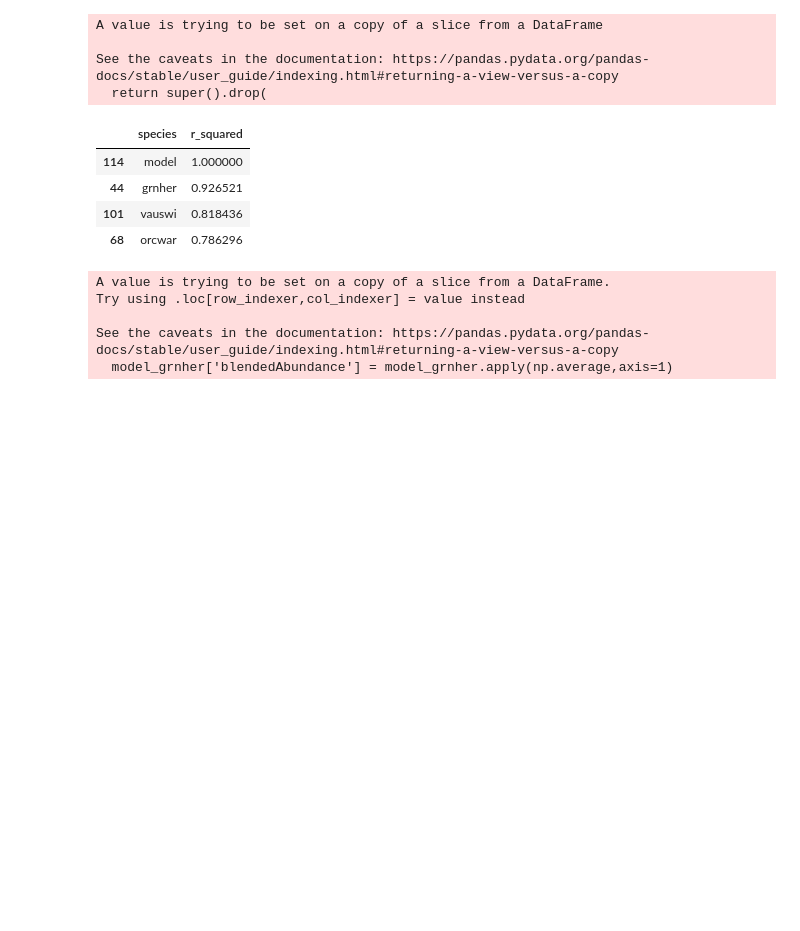
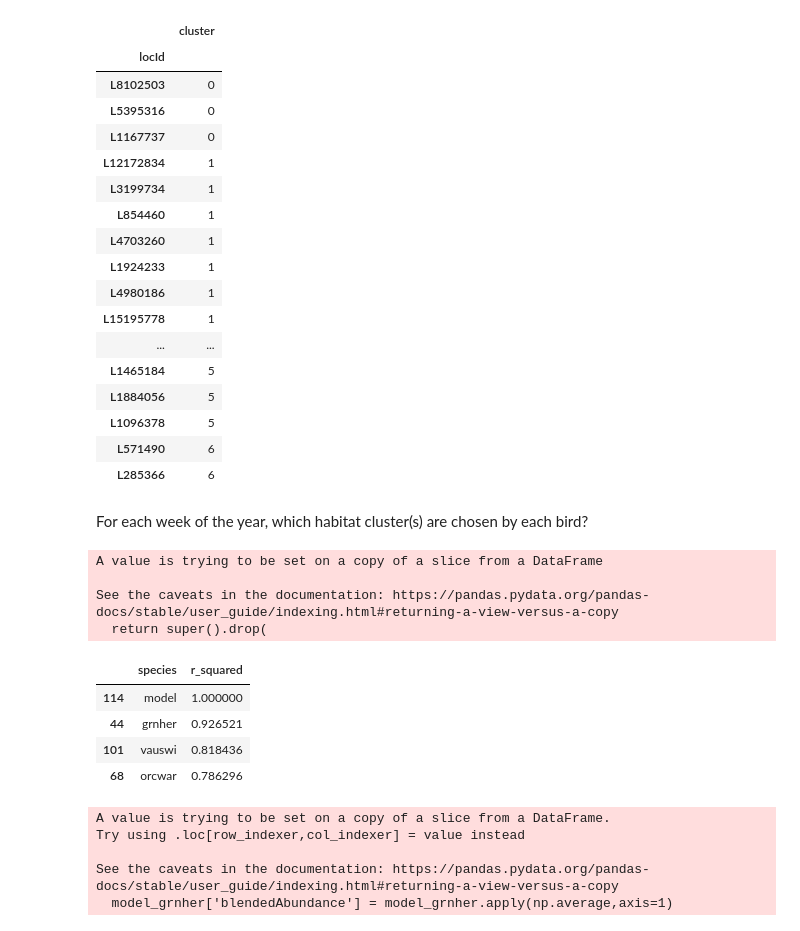
Before and after one commit to Tanag3r/trailheadDirect_birds, a Jupyter notebook: trailheadHabitat_analysis.ipynb, the cells around one changed output. Cells and saved outputs as stored; diff of their text form; code cells hidden in the pictures; blank space fills up the shorter version.

```diff
--- a/trailheadHabitat_analysis.ipynb
+++ b/trailheadHabitat_analysis.ipynb
@@ -129,0 +200,4 @@ def wklyAbd_setSpecies(speciesList: list):
+# %%
+labels = habitat_kmeans.labels_
+# %%
+ret = pd.DataFrame(data=labels,columns=['cluster'],index=data.index).sort_values(by='cluster')
@@ -130,3 +215,26 @@ def wklyAbd_setSpecies(speciesList: list):
+# %%
+ret
+# %% [output]
+|  | cluster |
+| locId |  |
+| L8102503 | 0 |
+| L5395316 | 0 |
+| L1167737 | 0 |
+| L12172834 | 1 |
+| L3199734 | 1 |
+| L854460 | 1 |
+| L4703260 | 1 |
+| L1924233 | 1 |
+| L4980186 | 1 |
+| L15195778 | 1 |
+| ... | ... |
+| L1465184 | 5 |
+| L1884056 | 5 |
+| L1096378 | 5 |
+| L571490 | 6 |
+| L285366 | 6 |
+# %% [markdown]
+For each week of the year, which habitat cluster(s) are chosen by each bird?
 # %%
 ##TODO #80 develop a reference model for birds present in winter and early spring that returns a list of species that fit the model
 ##TODO #81 write a function that tests the fit of each species' observerd smoothed relative abundance against each model, then returns a model
```
Also changed, not shown: parts of 8 cells of this notebook.
